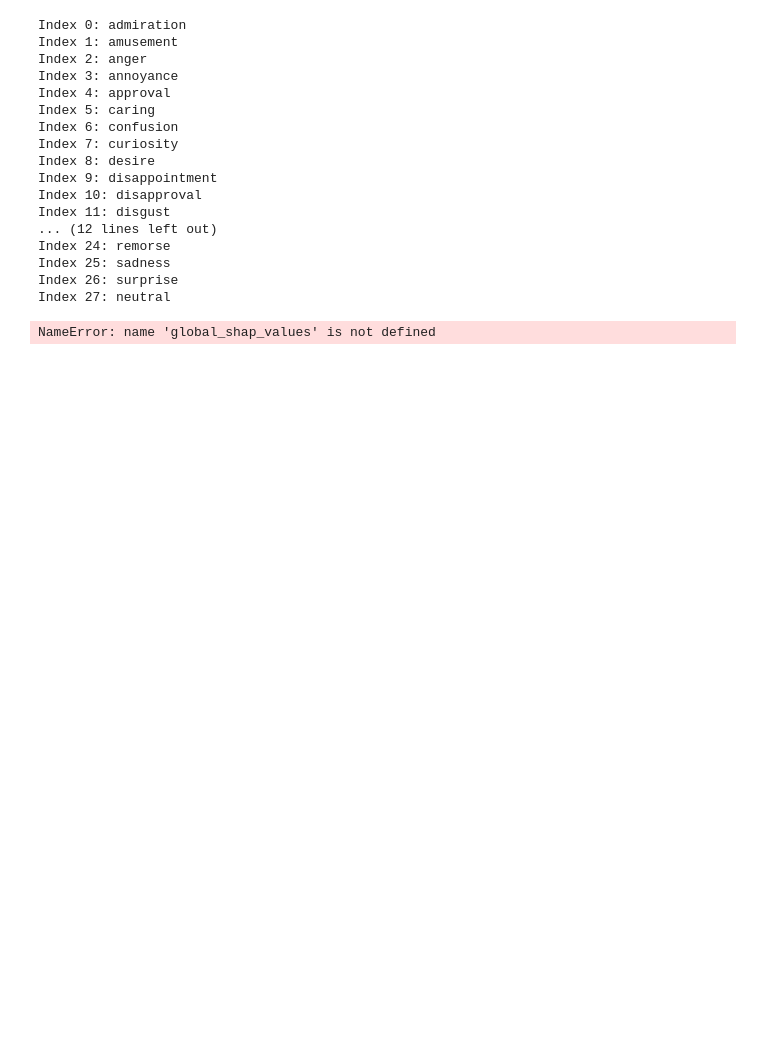
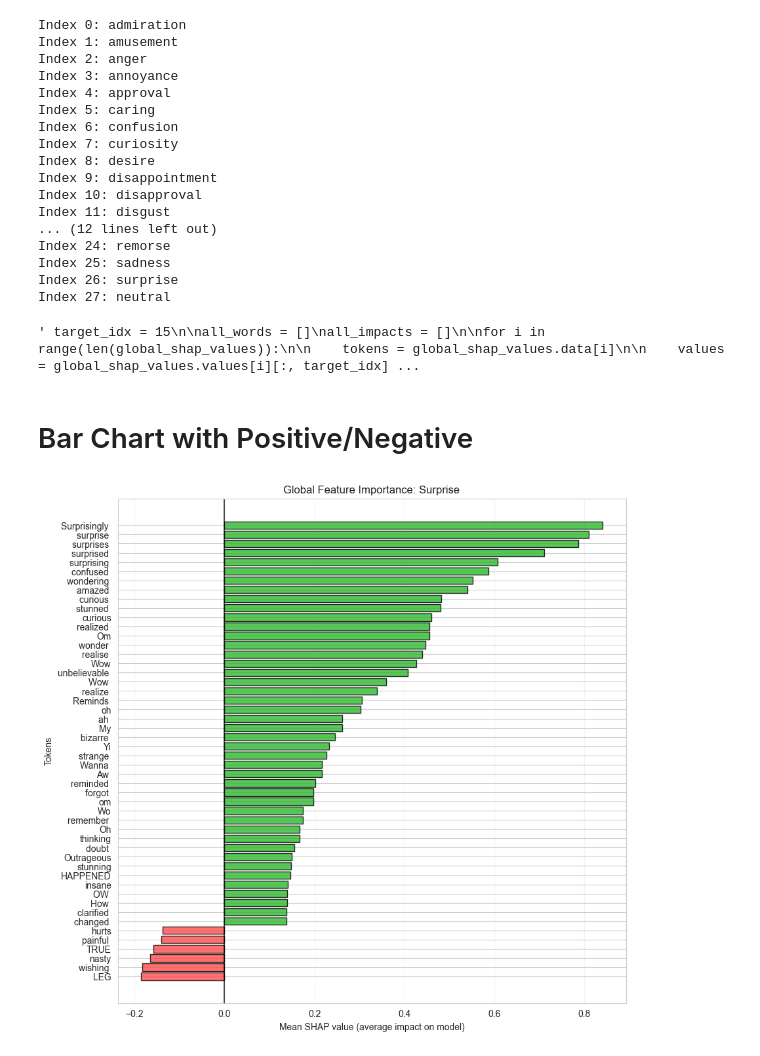
Before and after one commit to BERTsBagels/IMCS3020U_Project_EmotionClassification_Interpretability, a Jupyter notebook: notebooks/SHAP.ipynb, the cells around one changed output. Drawn from its saved outputs; the diff is of its cells as text; code cells hidden in the pictures; blank space fills up the shorter version.

Commit message:
adds global feature bar plot

```diff
--- a/notebooks/SHAP.ipynb
+++ b/notebooks/SHAP.ipynb
@@ -633,9 +619,7 @@ Index 25: sadness
 Index 26: surprise
 Index 27: neutral
 # %%
-import matplotlib.pyplot as plt
-
-target_idx = 15
+""" target_idx = 15
 
 all_words = []
 all_impacts = []
@@ -663,6 +647,63 @@ plt.title(f"Global Feature Importance: {id2label[target_idx].capitalize()}")
 plt.xlabel("mean(|SHAP value|) (average impact on model output magnitude)")
 plt.ylabel("Tokens")
 plt.grid(axis='x', linestyle='--', alpha=0.7)
-plt.show()
+plt.show() """
 # %% [output]
-NameError: name 'global_shap_values' is not defined
+' target_idx = 15\n\nall_words = []\nall_impacts = []\n\nfor i in range(len(global_shap_values)):\n\n    tokens = global_shap_values.data[i]\n\n    values = global_shap_values.values[i][:, target_idx] ...
+# %% [markdown]
+# Bar Chart with Positive/Negative #
+# %%
+import re
+
+def is_word(token):
+    clean = token.replace('##', '')
+
+    if not re.search('[a-zA-Z]', clean) or len(clean) < 2:
+        return False
+
+    stopwords = {'the', 'and', 'was', 'that', 'for', 'you', 'with', 'this', 'have'}
+    if clean.lower() in stopwords:
+        return False
+
+    return True
+# %%
+target_idx = 5 # Pick the an Ekman indexed label
+top_n = 50 # number of top words to use
+
+all_words = []
+all_impacts = []
+
+for i in range(len(global_shap_values)):
+
+    tokens = global_shap_values.data[i]
+
+    values = global_shap_values.values[i][:, target_idx]
+
+    all_words.extend(tokens)
+    all_impacts.extend(values)
+
+df_importance = pd.DataFrame({'word': all_words, 'impact': all_impacts})
+
+global_scores = df_importance.groupby('word')['impact'].mean()
+
+filtered_indices = [t for t in global_scores.index if is_word(t)]
+filtered_scores = global_scores.loc[filtered_indices]
+
+top_indices = filtered_scores.abs().sort_values(ascending=False).head(top_n).index
+plot_data = filtered_scores.loc[top_indices].sort_values()
+
+plt.figure(figsize=(10, 10))
+
+colors = ["#ff4d4d" if x < 0 else '#2eb82e' for x in plot_data.values]
+
+plt.barh(plot_data.index, plot_data.values, color=colors, edgecolor='black', alpha=0.8)
+
+plt.axvline(x=0, color='black', linewidth=1.5, alpha=0.7)
+
+plt.title(f"Global Feature Importance: {ekman_groups[target_idx].capitalize()}")
+plt.xlabel("Mean SHAP value (average impact on model)")
+plt.ylabel("Tokens")
+plt.grid(axis='x', linestyle='--', alpha=0.3)
+plt.show()
+# %% [output]
+[figure, added]
```
Also changed, not shown: parts of 4 cells of this notebook.
